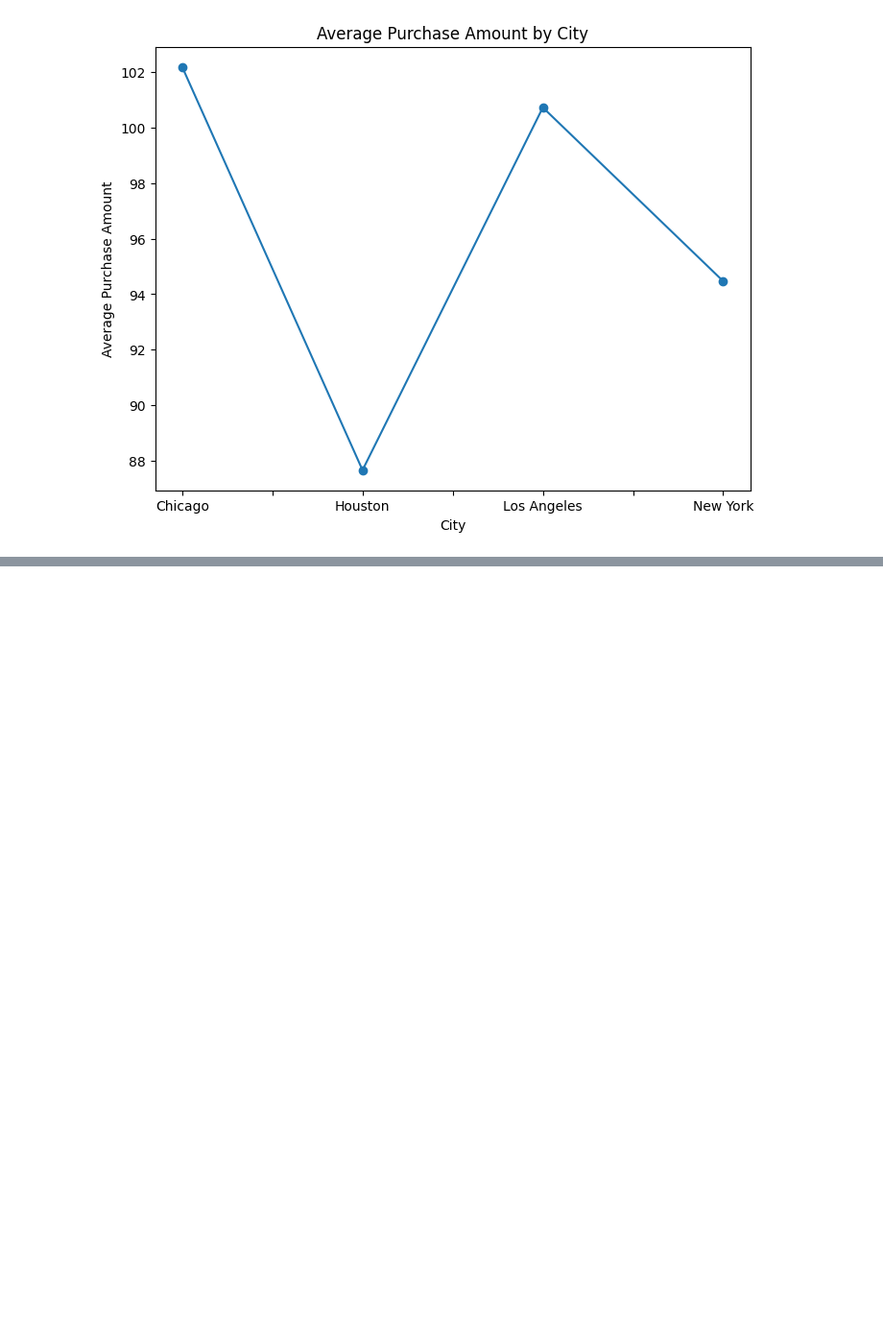
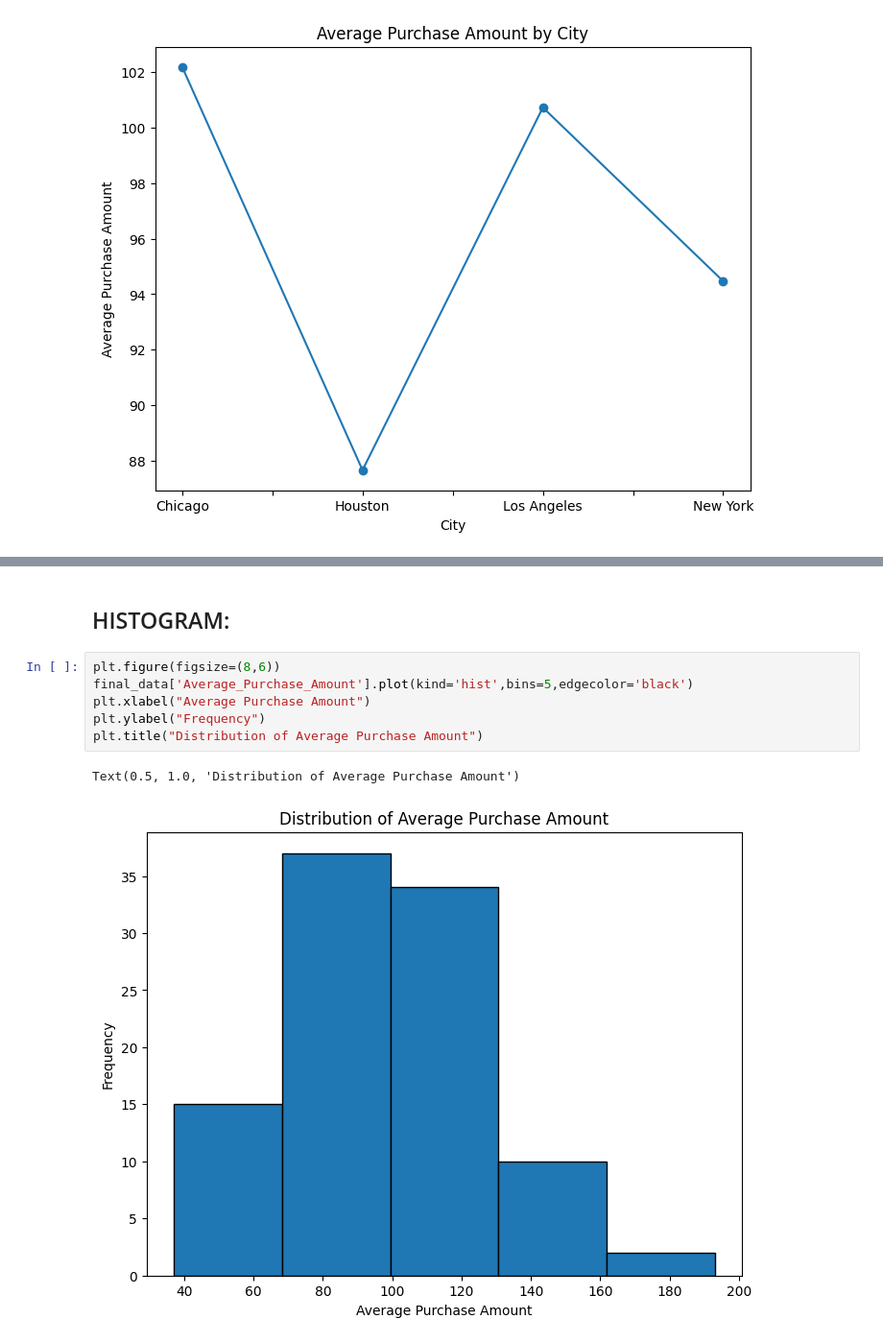
Before and after one commit to ABBAS-37405/PYTHON-AND-DATA-SCIENCE, a Jupyter notebook: dataclean.ipynb, the cells around one changed output, grey strips where cells are left out. Shown at 96% size. Cells and saved outputs as stored; diff of their text form; blank space fills up the shorter version.

```diff
--- a/dataclean.ipynb
+++ b/dataclean.ipynb
@@ -563,0 +564,11 @@ plt.show()
+# %% [markdown]
+## HISTOGRAM:
+# %%
+plt.figure(figsize=(8,6))
+final_data['Average_Purchase_Amount'].plot(kind='hist',bins=5,edgecolor='black')
+plt.xlabel("Average Purchase Amount")
+plt.ylabel("Frequency")
+plt.title("Distribution of Average Purchase Amount")
+# %% [output]
+Text(0.5, 1.0, 'Distribution of Average Purchase Amount')
+[figure, added]
```
Also changed, not shown: parts of 8 cells of this notebook.
